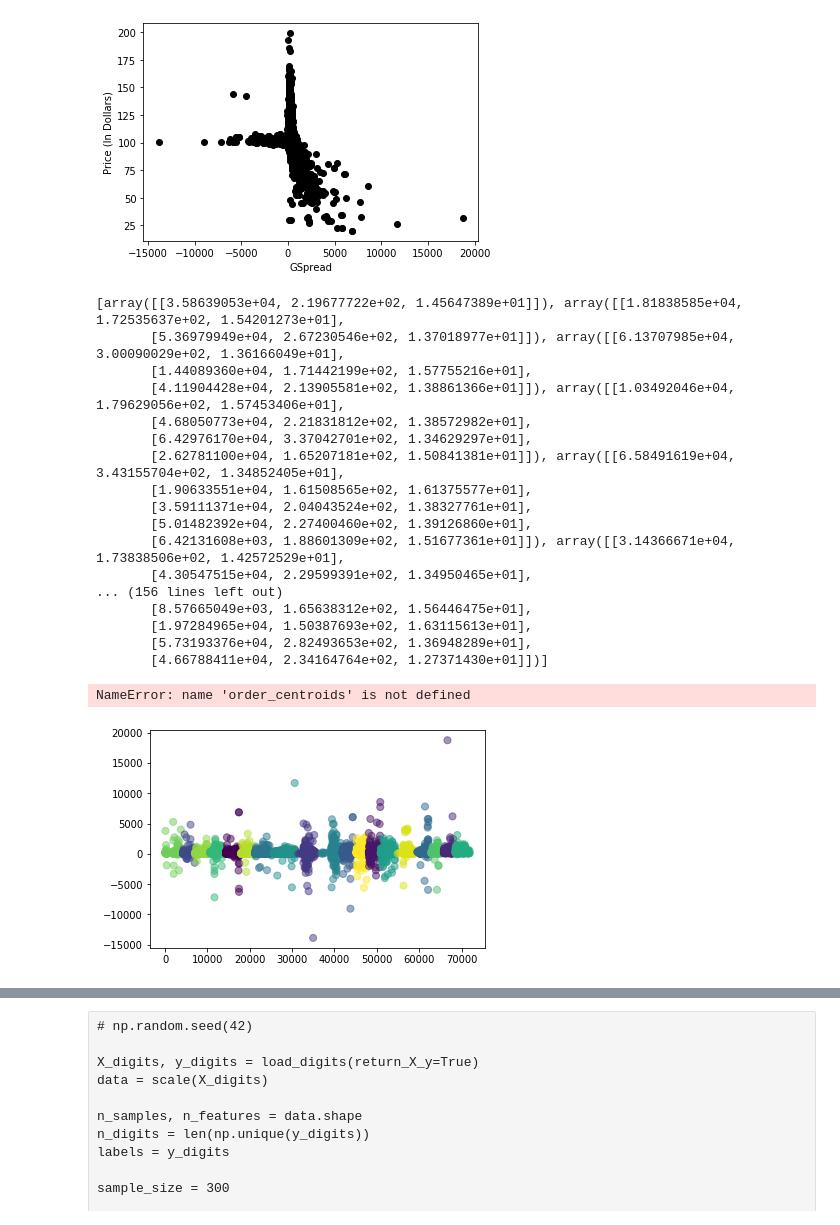
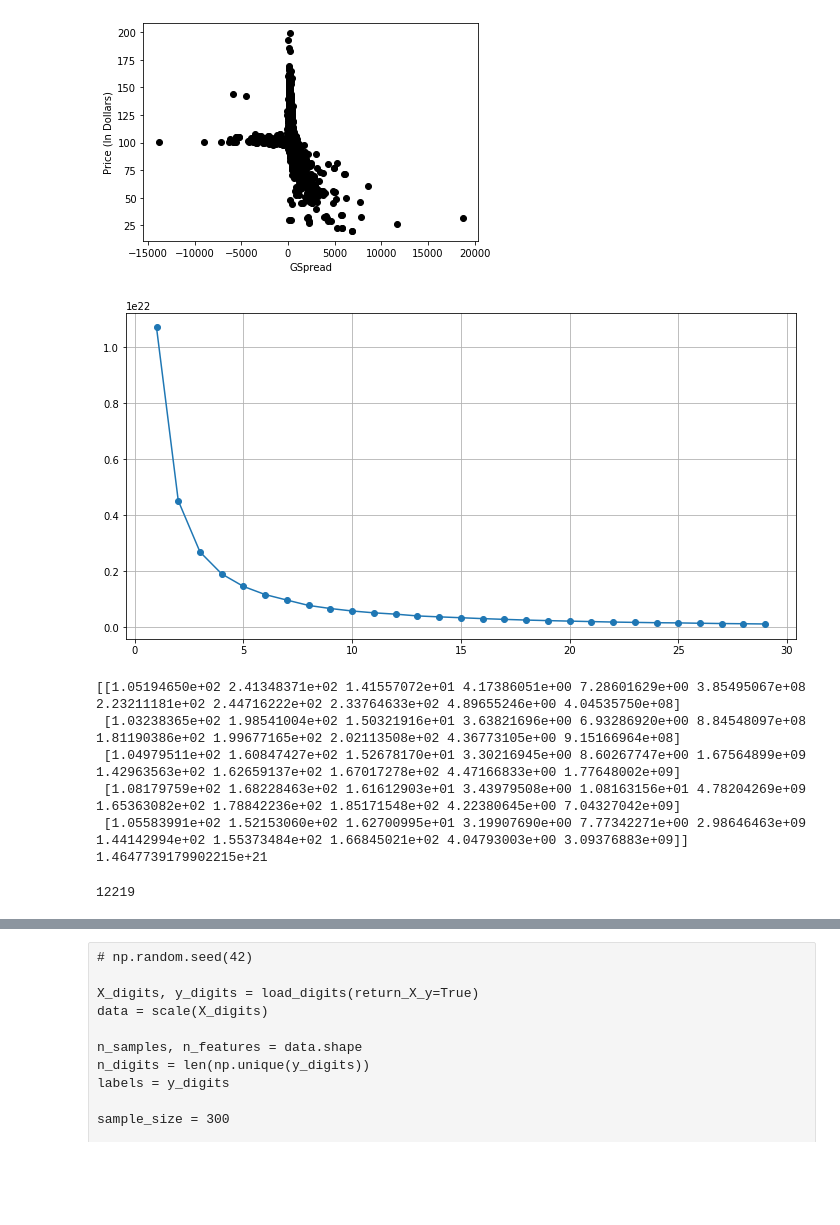
Before and after one commit to caopuzheng/queens_capstone, a Jupyter notebook: Capstone_Pre-processing_Clustering.ipynb, the cells around one changed output, grey strips where cells are left out. Saved outputs shown, nothing was run; the diff lists cells and outputs as text; code cells hidden in the pictures; blank space fills up the shorter version.

```diff
--- a/Capstone_Pre-processing_Clustering.ipynb
+++ b/Capstone_Pre-processing_Clustering.ipynb
@@ -141,40 +142,48 @@ plt.show()
 # %% [output]
 [figure]
 # %%
-K = range(1,20)
-df = df_securities_US_w_data_clean[['SecurityID','GSpread','RatingSP']]
+K = range(1,30)
+df = df_securities_US_w_data_clean[['Price', 'GSpread', 'RatingSP', 'YieldWorst', 'ModifiedDuration_Plain',
+                                    'AmtOutstanding', 'OAS_Spread', 'ZSpread', 'AswUsd',
+                                    'Coupon', 'AmountIssued']]
 
 
 fits = [KMeans(n_clusters=k, init='k-means++', max_iter=500,
                n_init=30, verbose=False, random_state=42).fit(df) for k in K]
 centroids = [fit.cluster_centers_ for fit in fits]
 inertias = [fit.inertia_ for fit in fits]
 
 
-
-print(centroids)
-
-
-plt.scatter(df['SecurityID'], df['GSpread'], c= kmeans.labels_.astype(float), s=50, alpha=0.5)
-plt.scatter(order_centroids[:, 0], order_centroids[:, 1], c='red', s=50)
+# Elbow - Works
+clusters_df = pd.DataFrame( { "num_clusters":K, "cluster_errors": inertias } )
+plt.figure(figsize=(12,6))
+plt.plot( clusters_df.num_clusters, clusters_df.cluster_errors, marker = "o" )
+plt.grid()
 plt.show()
 # %% [output]
-[array([[3.58639053e+04, 2.19677722e+02, 1.45647389e+01]]), array([[1.81838585e+04, 1.72535637e+02, 1.54201273e+01],
-       [5.36979949e+04, 2.67230546e+02, 1.37018977e+01]]), array([[6.13707985e+04, 3.00090029e+02, 1.36166049e+01],
-       [1.44089360e+04, 1.71442199e+02, 1.57755216e+01],
-       [4.11904428e+04, 2.13905581e+02, 1.38861366e+01]]), array([[1.03492046e+04, 1.79629056e+02, 1.57453406e+01],
-       [4.68050773e+04, 2.21831812e+02, 1.38572982e+01],
-       [6.42976170e+04, 3.37042701e+02, 1.34629297e+01],
-       [2.62781100e+04, 1.65207181e+02, 1.50841381e+01]]), array([[6.58491619e+04, 3.43155704e+02, 1.34852405e+01],
-       [1.90633551e+04, 1.61508565e+02, 1.61375577e+01],
-       [3.59111371e+04, 2.04043524e+02, 1.38327761e+01],
-       [5.01482392e+04, 2.27400460e+02, 1.39126860e+01],
-       [6.42131608e+03, 1.88601309e+02, 1.51677361e+01]]), array([[3.14366671e+04, 1.73838506e+02, 1.42572529e+01],
-       [4.30547515e+04, 2.29599391e+02, 1.34950465e+01],
-... (156 lines left out)
-       [8.57665049e+03, 1.65638312e+02, 1.56446475e+01],
-       [1.97284965e+04, 1.50387693e+02, 1.63115613e+01],
-       [5.73193376e+04, 2.82493653e+02, 1.36948289e+01],
-       [4.66788411e+04, 2.34164764e+02, 1.27371430e+01]])]
-NameError: name 'order_centroids' is not defined
-[figure, old version]
+[figure, new version]
+# %%
+kmeans = KMeans(n_clusters=5, init='k-means++', max_iter=500,
+               n_init=30, verbose=False, random_state=42).fit(df)
+centroids_gspread = kmeans.cluster_centers_
+inertias_gspread = kmeans.inertia_
+print(centroids_gspread)
+print(inertias_gspread)
+# %% [output]
+[[1.05194650e+02 2.41348371e+02 1.41557072e+01 4.17386051e+00 7.28601629e+00 3.85495067e+08 2.23211181e+02 2.44716222e+02 2.33764633e+02 4.89655246e+00 4.04535750e+08]
+ [1.03238365e+02 1.98541004e+02 1.50321916e+01 3.63821696e+00 6.93286920e+00 8.84548097e+08 1.81190386e+02 1.99677165e+02 2.02113508e+02 4.36773105e+00 9.15166964e+08]
+ [1.04979511e+02 1.60847427e+02 1.52678170e+01 3.30216945e+00 8.60267747e+00 1.67564899e+09 1.42963563e+02 1.62659137e+02 1.67017278e+02 4.47166833e+00 1.77648002e+09]
+ [1.08179759e+02 1.68228463e+02 1.61612903e+01 3.43979508e+00 1.08163156e+01 4.78204269e+09 1.65363082e+02 1.78842236e+02 1.85171548e+02 4.22380645e+00 7.04327042e+09]
+ [1.05583991e+02 1.52153060e+02 1.62700995e+01 3.19907690e+00 7.77342271e+00 2.98646463e+09 1.44142994e+02 1.55373484e+02 1.66845021e+02 4.04793003e+00 3.09376883e+09]]
+1.4647739179902215e+21
+# %%
+preds = kmeans.fit_predict(df)
+print(len(preds))
+
+# df_securities_US_w_data_clean
+df_test = df_securities_US_w_data_clean.copy()
+
+df_test['ClusterTag'] = pd.Series(preds, index=df_test.index)
+df_test.to_csv(r'C:\Users\mbrag\PycharmProjects\RPIA-Capstone\df_test.csv')
+# %% [output]
+12219
```
Also changed, not shown: parts of 8 cells of this notebook.
